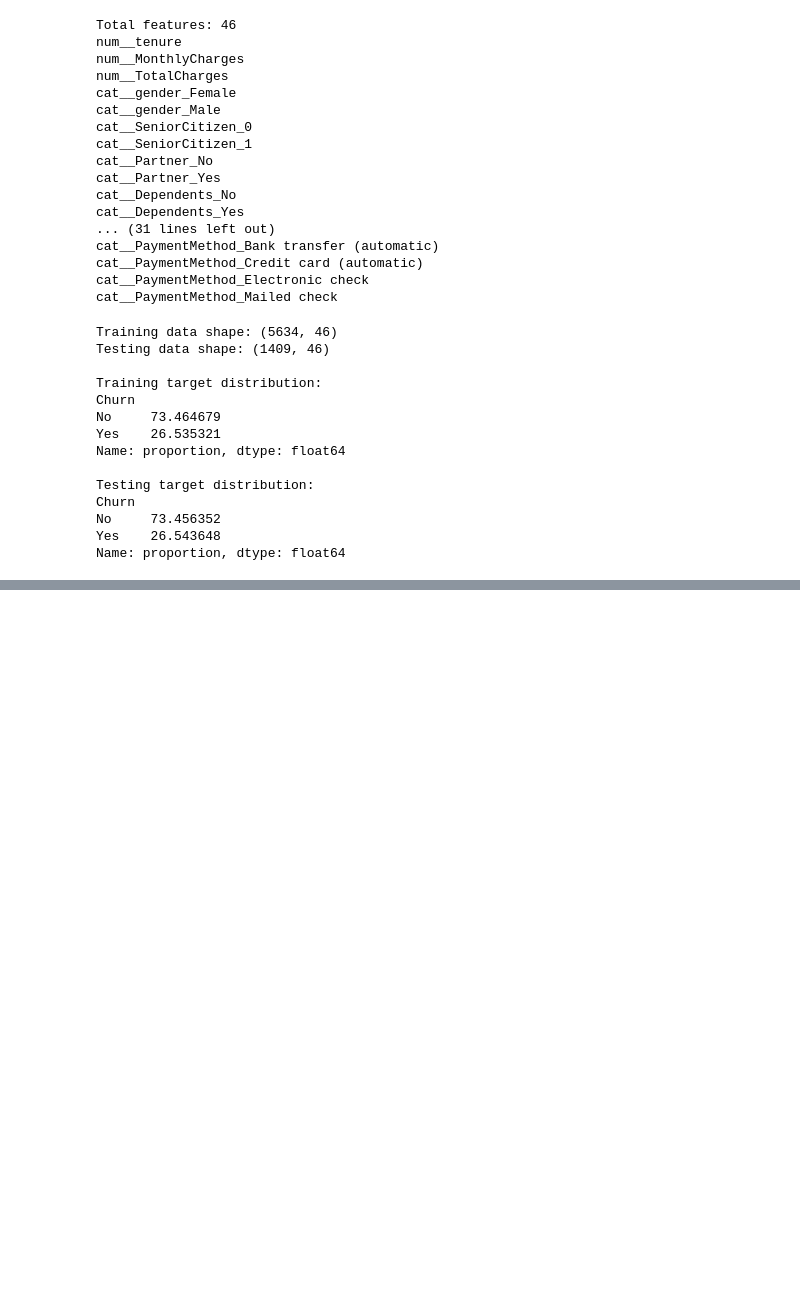
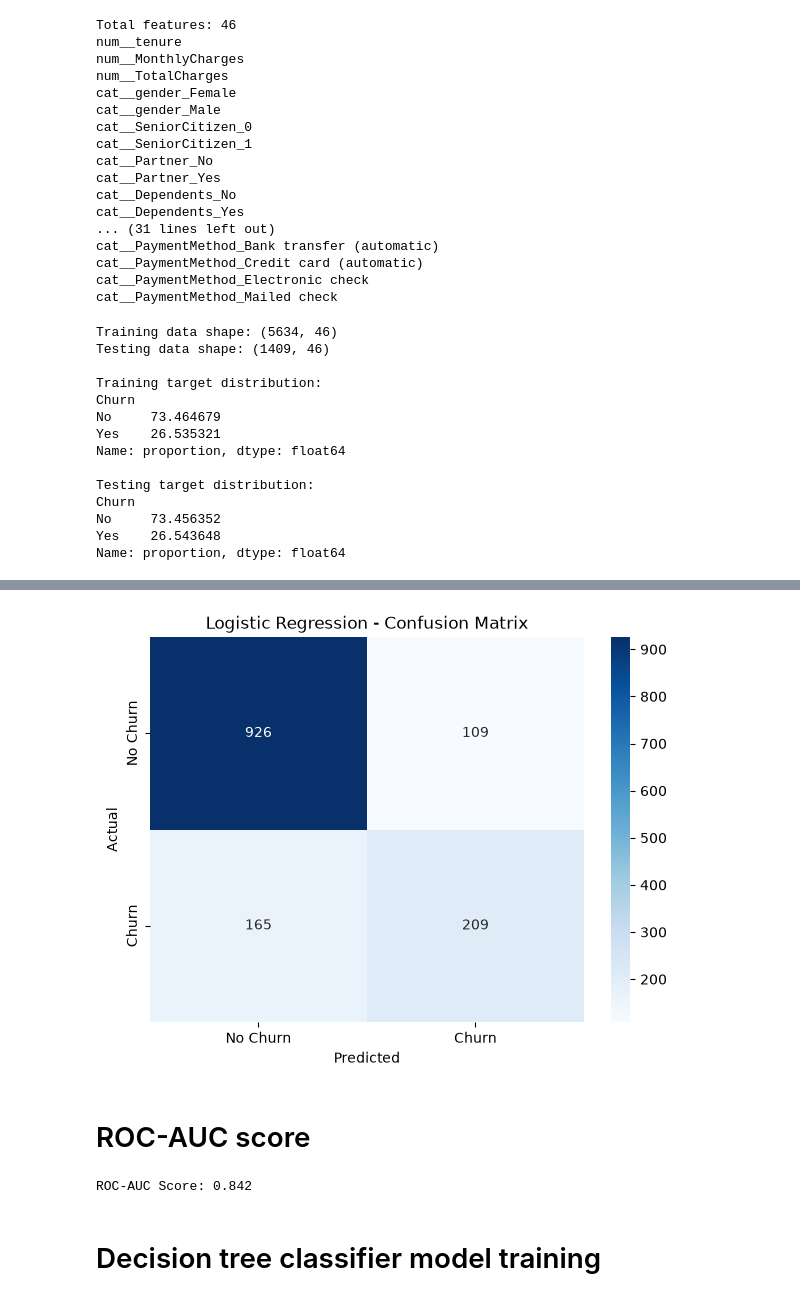
Before and after one commit to Teja694/customer-churn-prediction, a Jupyter notebook: notebooks/01_data_understanding.ipynb, the cells around one changed output, grey strips where cells are left out. Drawn from its saved outputs; the diff is of its cells as text; code cells hidden in the pictures; blank space fills up the shorter version.

Commit message:
Complete initial model training and comparison

```diff
--- a/notebooks/01_data_understanding.ipynb
+++ b/notebooks/01_data_understanding.ipynb
@@ -692,0 +714,11 @@ Name: proportion, dtype: float64
+# %%
+logistic_model = Pipeline(
+    steps=[
+        ("preprocessor", preprocessor),
+        ("classifier", LogisticRegression(max_iter=1000))
+    ]
+)
+# %%
+logistic_model.fit(X_train, y_train)
+
+print("Logistic Regression model trained successfully!")
@@ -692,0 +727,10 @@ Name: proportion, dtype: float64
+# %%
+y_pred = logistic_model.predict(X_test)
+
+print("Predictions generated successfully!")
+
+print("\nFirst 10 actual values:")
+print(y_test.head(10).tolist())
+
+print("\nFirst 10 predicted values:")
+print(y_pred[:10])
@@ -692,0 +784,46 @@ Name: proportion, dtype: float64
+# %%
+cm = confusion_matrix(
+    y_test,
+    y_pred,
+    labels=["No", "Yes"]
+)
+
+plt.figure(figsize=(7, 5))
+
+sns.heatmap(
+    cm,
+    annot=True,
+    fmt="d",
+    cmap="Blues",
+    xticklabels=["No Churn", "Churn"],
+    yticklabels=["No Churn", "Churn"]
+)
+
+plt.title("Logistic Regression - Confusion Matrix")
+plt.xlabel("Predicted")
+plt.ylabel("Actual")
+
+plt.show()
+# %% [output]
+[figure, added]
+# %% [markdown]
+# ROC-AUC score
+# %%
+y_probability = logistic_model.predict_proba(X_test)
+
+yes_index = list(logistic_model.classes_).index("Yes")
+
+churn_probability = y_probability[:, yes_index]
+
+y_test_binary = (y_test == "Yes").astype(int)
+
+roc_auc = roc_auc_score(
+    y_test_binary,
+    churn_probability
+)
+
+print("ROC-AUC Score:", round(roc_auc, 4))
+# %% [output]
+ROC-AUC Score: 0.842
+# %% [markdown]
+#  Decision tree classifier model training
```
Also changed, not shown: parts of 37 cells of this notebook, 2 other files.
